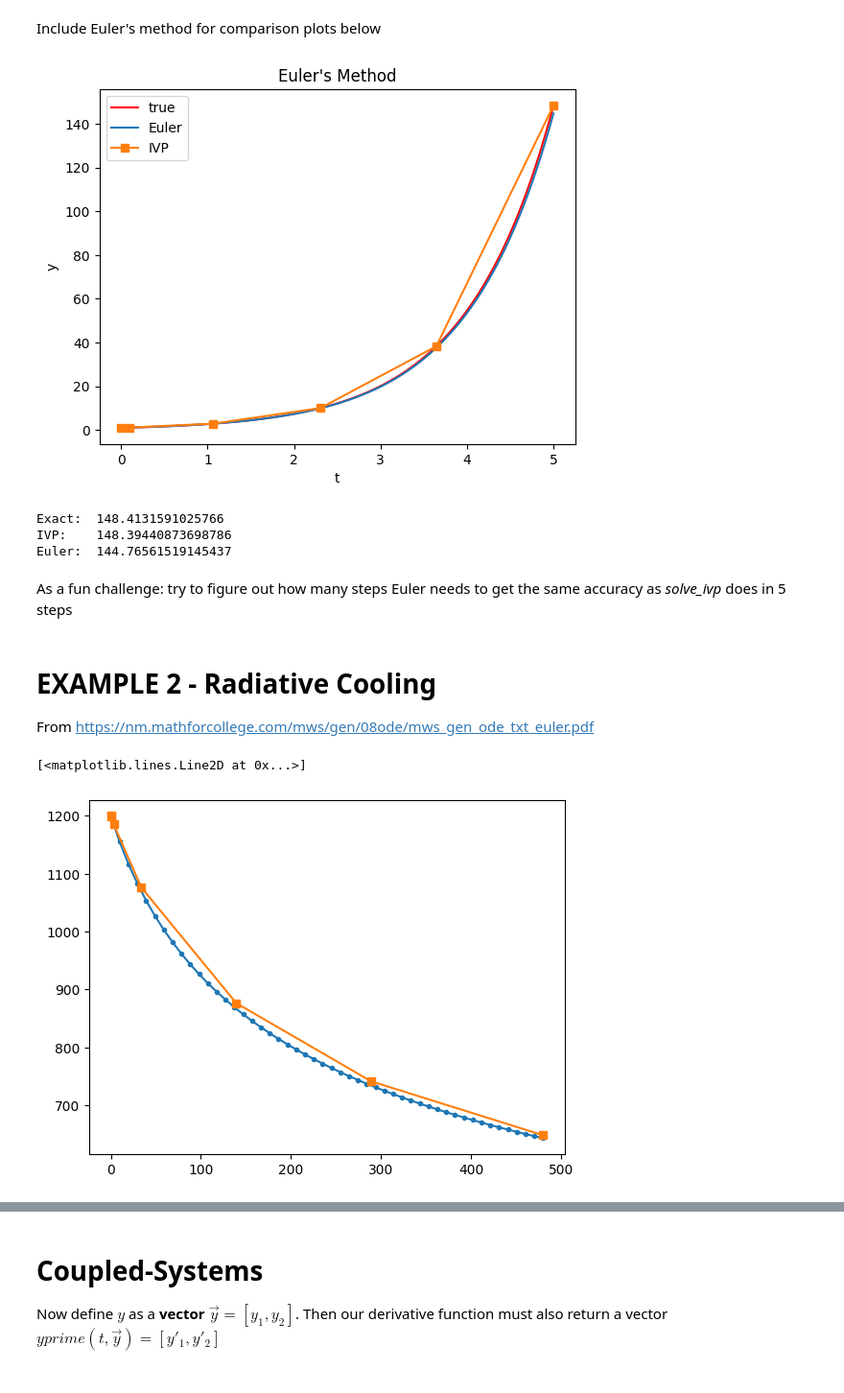
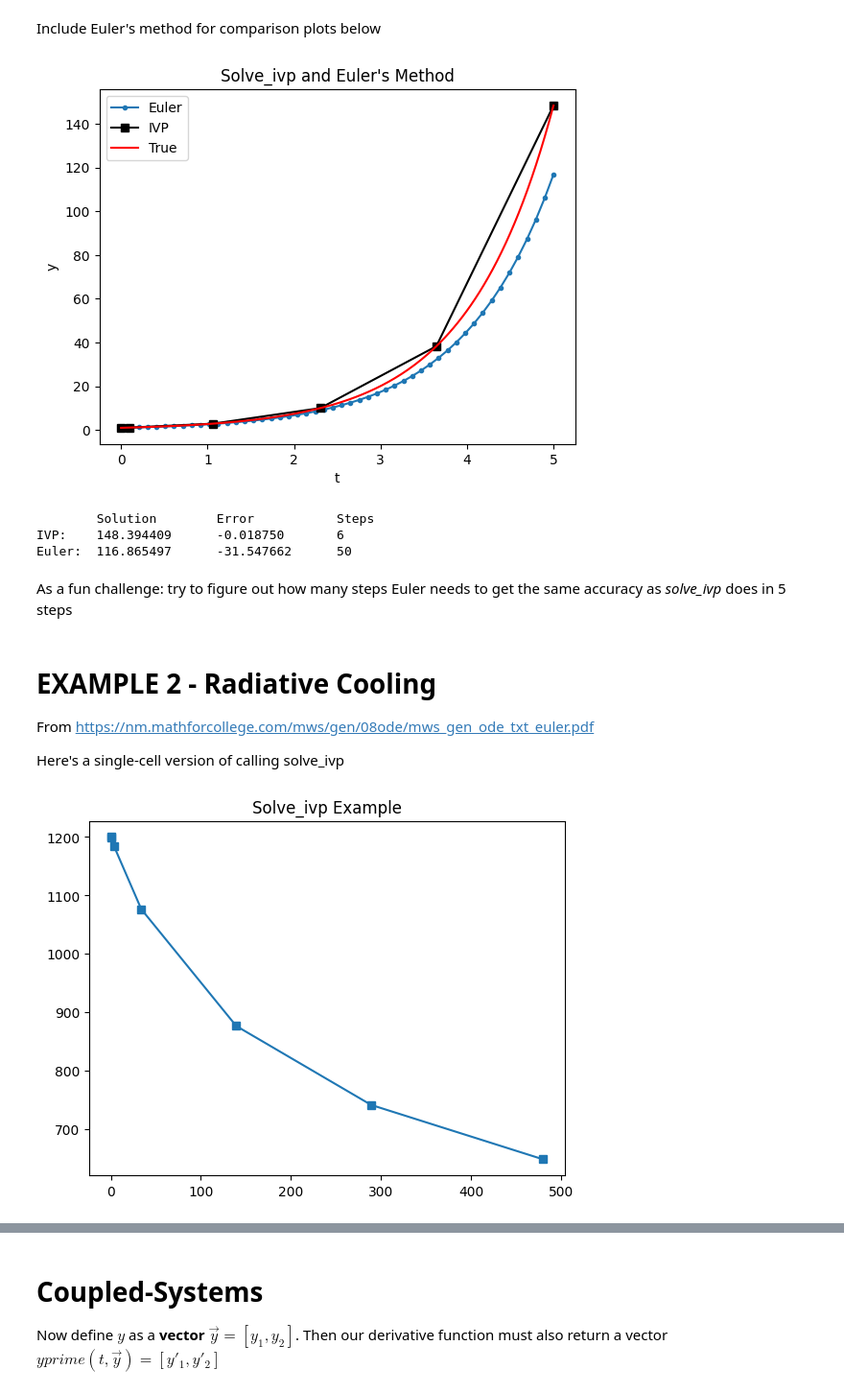
Before and after one commit to mdaugherity/Numerical2024, a Jupyter notebook: ode/Week_9_solveivp.ipynb, the cells around one changed output, grey strips where cells are left out. Shown at 96% size. Saved outputs shown, nothing was run; the diff lists cells and outputs as text; code cells hidden in the pictures.

```diff
--- a/ode/Week_9_solveivp.ipynb
+++ b/ode/Week_9_solveivp.ipynb
@@ -87,7 +87,7 @@ def euler(yprime,t,y0):
 
   return y
 # %%
-t = np.linspace(0, 5, num=500)
+t = np.linspace(0, 5, num=50)
 y0 = 1
 y = euler(yprime,t,y0)
 
@@ -96,48 +96,46 @@ tsol = np.linspace(0,5,200)
 k=1
 ysol = np.exp(k*tsol)
 
-plt.plot(tsol, ysol, 'r-',label='true')
-plt.plot(t,y,'-',label='Euler')
-plt.plot(t_ivp,y_ivp,'s-',label='IVP')
+plt.plot(t,y,'.-',label='Euler')
+plt.plot(t_ivp,y_ivp,'ks-',label='IVP')
+plt.plot(tsol, ysol, 'r-',label='True')
 
 plt.legend()
 plt.xlabel('t')
 plt.ylabel('y')
-plt.title('Euler\'s Method')
+plt.title('Solve_ivp and Euler\'s Method')
 plt.show()
 # %% [output]
-[figure, old version]
+[figure, new version]
-# %%
-#ERRORS
-print(f"Exact:\t{ysol[-1]}")
-print(f"IVP:\t{y_ivp[-1]}")
-print(f"Euler:\t{y[-1]}")
-# %% [output]
-Exact:  148.4131591025766
-IVP:    148.39440873698786
-Euler:  144.76561519145437
+# %%
+print("\tSolution\tError\t\tSteps")
+print(f"IVP:\t{y_ivp[-1]:0.6f}\t{y_ivp[-1]-ysol[-1]:0.6f}\t{len(t_ivp)}")
+print(f"Euler:\t{y[-1]:0.6f}\t{y[-1]-ysol[-1]:0.6f}\t{len(t)}")
+# %% [output]
+        Solution        Error           Steps
+IVP:    148.394409      -0.018750       6
+Euler:  116.865497      -31.547662      50
 # %% [markdown]
 As a fun challenge: try to figure out how many steps Euler needs to get the same accuracy as *solve_ivp* does in 5 steps
 # %% [markdown]
 # EXAMPLE 2 - Radiative Cooling
 From https://nm.mathforcollege.com/mws/gen/08ode/mws_gen_ode_txt_euler.pdf
+
+Here's a single-cell version of calling solve_ivp
 # %%
 # Define derivative function
 def yprime(t,y):
   k = 2.2067e-12
   a = 81e8
   return -k*(y**4 - a)
 
-sol = solve_ivp(yprime, [0,480],[1200]   )
-t_ivp = sol.t
-y_ivp = sol.y[0]
+ivp = solve_ivp(yprime, [0,480],[1200])
+t_ivp = ivp.t
+y_ivp = ivp.y[0]
 
-
-t = np.linspace(0, 480, 50)
-y = euler(yprime,t,1200)
-plt.plot(t,y,'.-')
+plt.title('Solve_ivp Example')
 plt.plot(t_ivp,y_ivp,'s-',label='IVP')
+plt.show()
 # %% [output]
-[<matplotlib.lines.Line2D at 0x...>]
-[figure, old version]
+[figure, new version]
 # %% [markdown]
```
Also changed, not shown: parts of 17 cells of this notebook.
